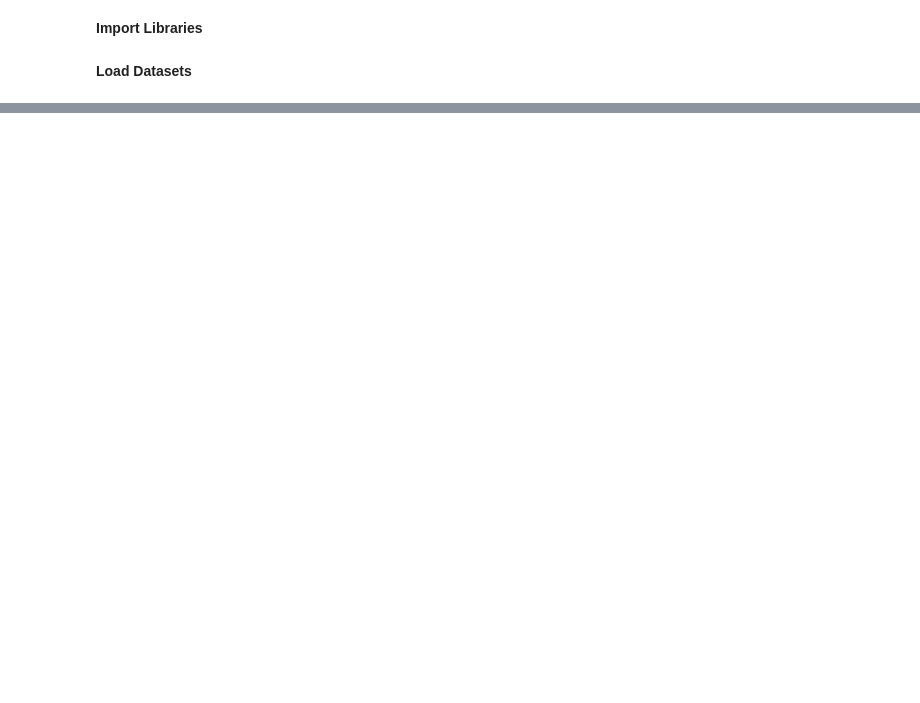
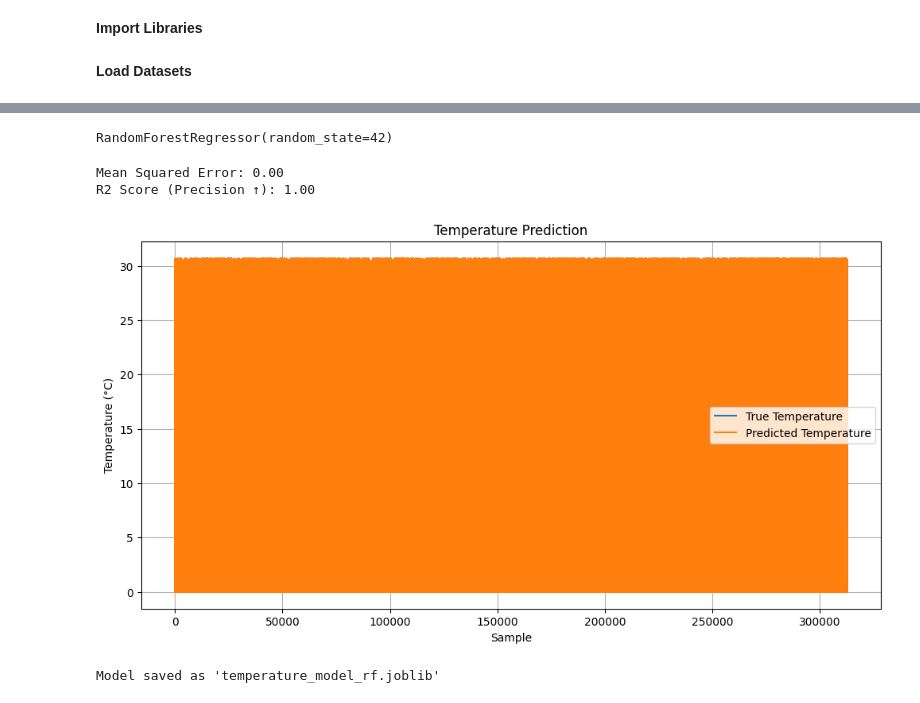
Before and after one commit to Samplergithub769/mtu-xsens-imu-Sensor, a Jupyter notebook: mtu_xsens_imu_Sensor.ipynb, the cells around one changed output, grey strips where cells are left out. Drawn from its saved outputs; the diff is of its cells as text; code cells hidden in the pictures; blank space fills up the shorter version.

```diff
--- a/mtu_xsens_imu_Sensor.ipynb
+++ b/mtu_xsens_imu_Sensor.ipynb
@@ -113,0 +138,18 @@ df_noise_100hz
+# %%
+# --- Prepare Data ---
+X = df_all[feature_columns]
+y = df_all[target_column]
+# %%
+# --- Split Train/Test ---
+X_train, X_test, y_train, y_test = train_test_split(
+    X, y, test_size=0.2, random_state=42
+)
+# %%
+# --- Build Model ---
+model = RandomForestRegressor(n_estimators=100, random_state=42)
+model.fit(X_train, y_train)
+# %% [output]
+RandomForestRegressor(random_state=42)
+# %%
+# --- Predict ---
+y_pred = model.predict(X_test)
@@ -113,0 +160,26 @@ df_noise_100hz
+# %%
+print(f"\nMean Squared Error: {mse:.2f}")
+print(f"R2 Score (Precision ↑): {r2:.2f}")
+# %% [output]
+Mean Squared Error: 0.00
+R2 Score (Precision ↑): 1.00
+# %%
+# --- Plot Predictions ---
+plt.figure(figsize=(12, 6))
+plt.plot(y_test.values, label='True Temperature')
+plt.plot(y_pred, label='Predicted Temperature')
+plt.title('Temperature Prediction')
+plt.xlabel('Sample')
+plt.ylabel('Temperature (°C)')
+plt.legend()
+plt.grid()
+plt.show()
+# %% [output]
+[figure, added]
+# %%
+# --- Optional: Save Model (joblib) ---
+import joblib
+joblib.dump(model, 'temperature_model_rf.joblib')
+print("Model saved as 'temperature_model_rf.joblib'")
+# %% [output]
+Model saved as 'temperature_model_rf.joblib'
```
Also changed, not shown: parts of 15 cells of this notebook.
